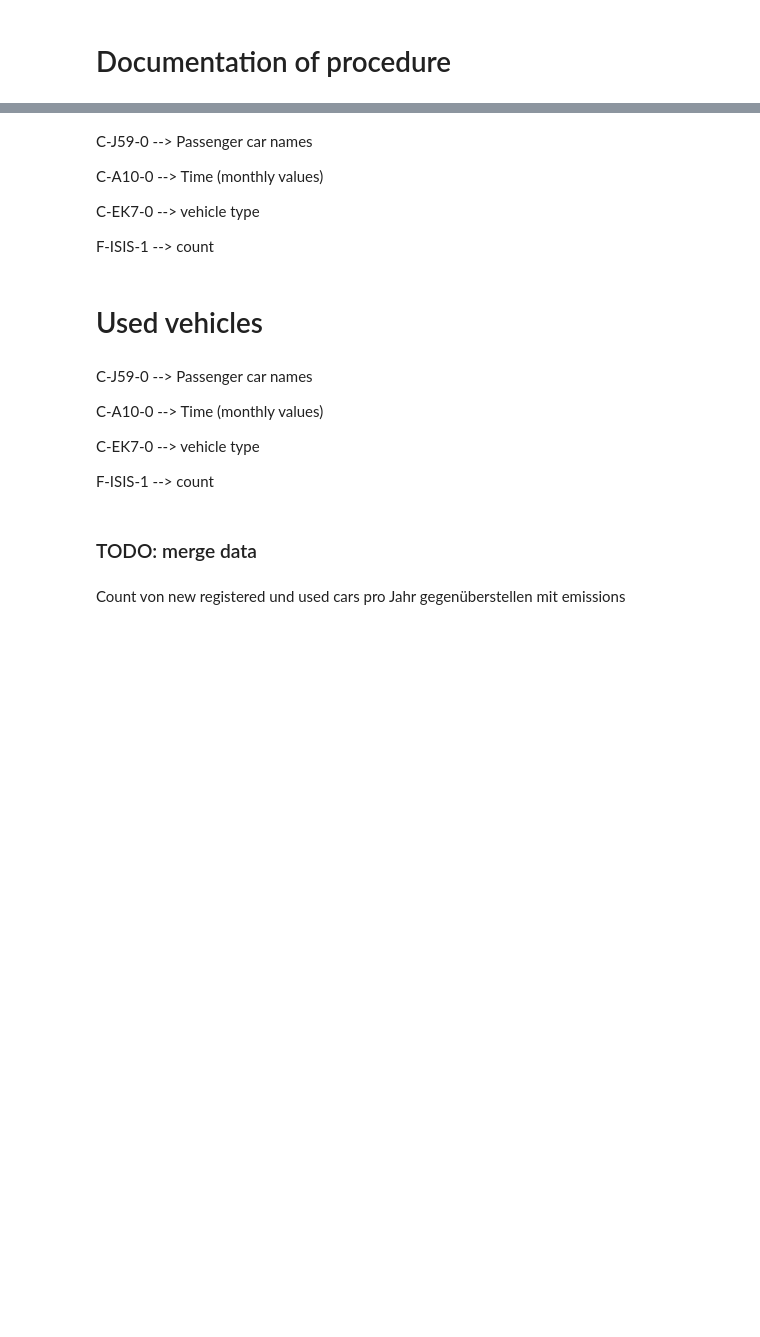
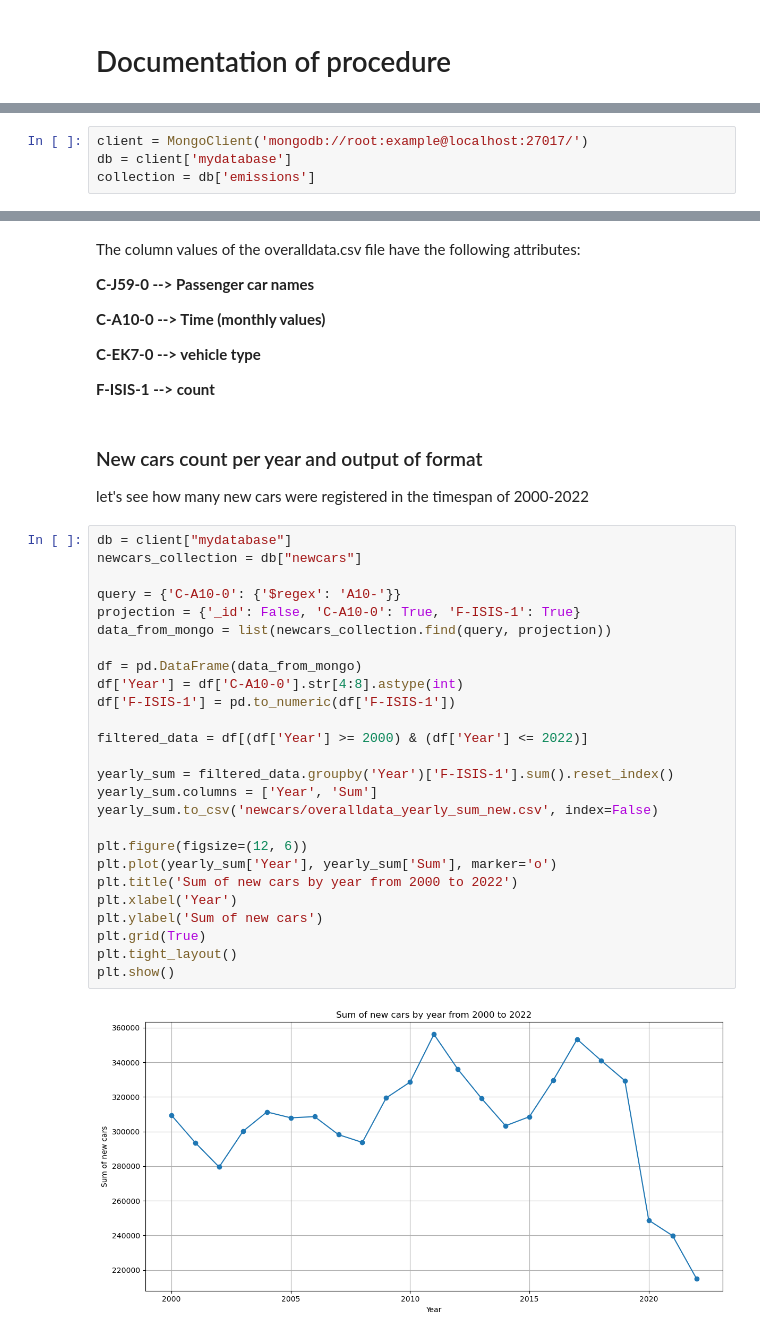
Before and after one commit to huhubi/BDINF_project, a Jupyter notebook: Projekt.ipynb, the cells around one changed output, grey strips where cells are left out. Saved outputs shown, nothing was run; the diff lists cells and outputs as text; blank space fills up the shorter version.

Commit message:
Final project files

```diff
--- a/Projekt.ipynb
+++ b/Projekt.ipynb
@@ -54,0 +107,4 @@ filtered_data.to_excel('emissions/emissions_result.xlsx', index=False)
+# %%
+client = MongoClient('mongodb://root:example@localhost:27017/')
+db = client['mydatabase']
+collection = db['emissions']
@@ -151,22 +198,42 @@ plt.show()
 # %% [markdown]
-C-J59-0 --> Passenger car names
+The column values of the overalldata.csv file have the following attributes:
 
-C-A10-0 --> Time (monthly values)
+**C-J59-0 --> Passenger car names**
 
-C-EK7-0 --> vehicle type
+**C-A10-0 --> Time (monthly values)**
 
-F-ISIS-1 --> count
+**C-EK7-0 --> vehicle type**
+
+**F-ISIS-1 --> count**
-# %% [markdown]
-# Used vehicles
-# %% [markdown]
-C-J59-0 --> Passenger car names
-
-C-A10-0 --> Time (monthly values)
-
-C-EK7-0 --> vehicle type
-
-F-ISIS-1 --> count
-# %% [markdown]
-### TODO: merge data
-# %% [markdown]
-Count von new registered und used cars pro Jahr gegenüberstellen mit emissions
+# %% [markdown]
+### New cars count per year and output of format
+
+let's see how many new cars were registered in the timespan of 2000-2022
+# %%
+db = client["mydatabase"]
+newcars_collection = db["newcars"]
+
+query = {'C-A10-0': {'$regex': 'A10-'}}
+projection = {'_id': False, 'C-A10-0': True, 'F-ISIS-1': True}
+data_from_mongo = list(newcars_collection.find(query, projection))
+
+df = pd.DataFrame(data_from_mongo)
+df['Year'] = df['C-A10-0'].str[4:8].astype(int)
+df['F-ISIS-1'] = pd.to_numeric(df['F-ISIS-1'])
+
+filtered_data = df[(df['Year'] >= 2000) & (df['Year'] <= 2022)]
+
+yearly_sum = filtered_data.groupby('Year')['F-ISIS-1'].sum().reset_index()
+yearly_sum.columns = ['Year', 'Sum']
+yearly_sum.to_csv('newcars/overalldata_yearly_sum_new.csv', index=False)
+
+plt.figure(figsize=(12, 6))
+plt.plot(yearly_sum['Year'], yearly_sum['Sum'], marker='o')
+plt.title('Sum of new cars by year from 2000 to 2022')
+plt.xlabel('Year')
+plt.ylabel('Sum of new cars')
+plt.grid(True)
+plt.tight_layout()
+plt.show()
+# %% [output]
+[figure, added]
```
Also changed, not shown: parts of 44 cells of this notebook, 25 other files.
